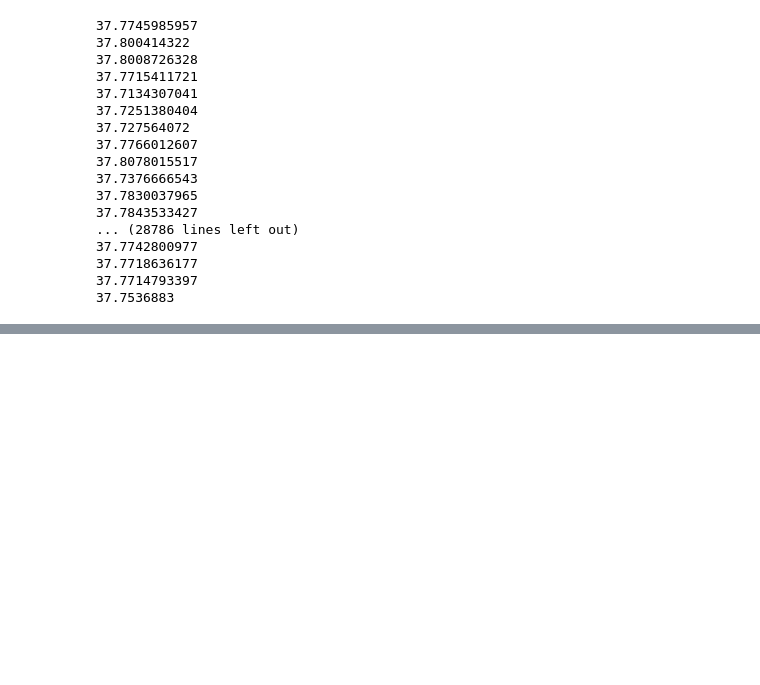
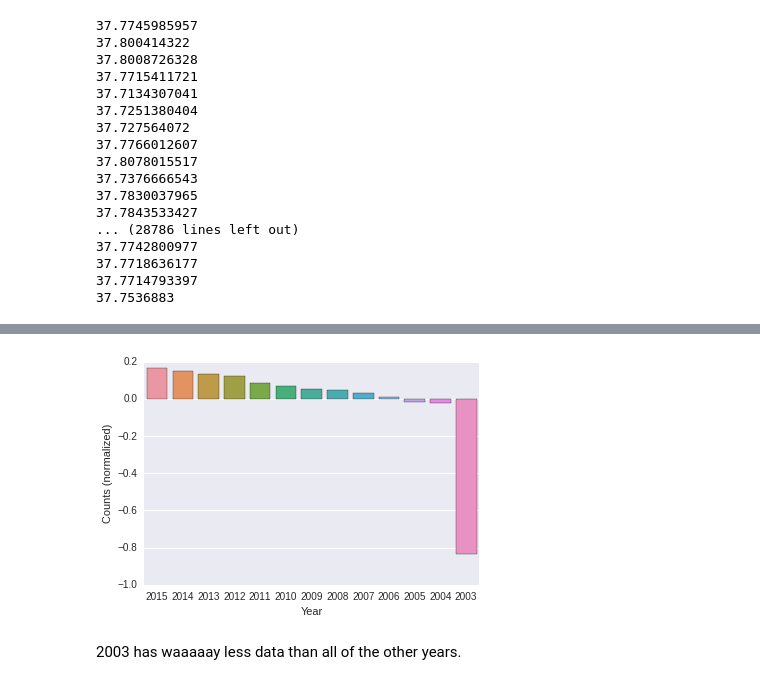
Before and after one commit to greenteawarrior/DataScience16CYOA, a Jupyter notebook: exploration.ipynb, the cells around one changed output, grey strips where cells are left out. Drawn from its saved outputs; the diff is of its cells as text; code cells hidden in the pictures; blank space fills up the shorter version.

Commit message:
exploration.ipynb: bar plots with normalized data and more exploration ideas

```diff
--- a/exploration.ipynb
+++ b/exploration.ipynb
@@ -271,0 +281,16 @@ print_unique_vals("Y")
+# %%
+# NEW FEATURE: Year
+sfcrime["Year"] = sfcrime["Dates"].apply(lambda x: x.split(" ")[0].split("-")[0])
+
+# NEW FEATURE: Month
+sfcrime["Month"] = sfcrime["Dates"].apply(lambda x: x.split(" ")[0].split("-")[1])
+# %%
+x = sfcrime["Year"].unique()
+y = sfcrime["Year"].value_counts()
+y_normalized = y.apply(lambda x: (x - np.mean(y)) / (np.max(y) - np.min(y)))
+sns.barplot(x, y_normalized)
+sns.axlabel("Year", "Counts (normalized)")
+# %% [output]
+[figure, added]
+# %% [markdown]
+2003 has waaaaay less data than all of the other years.
```
Also changed, not shown: parts of 6 cells of this notebook.
